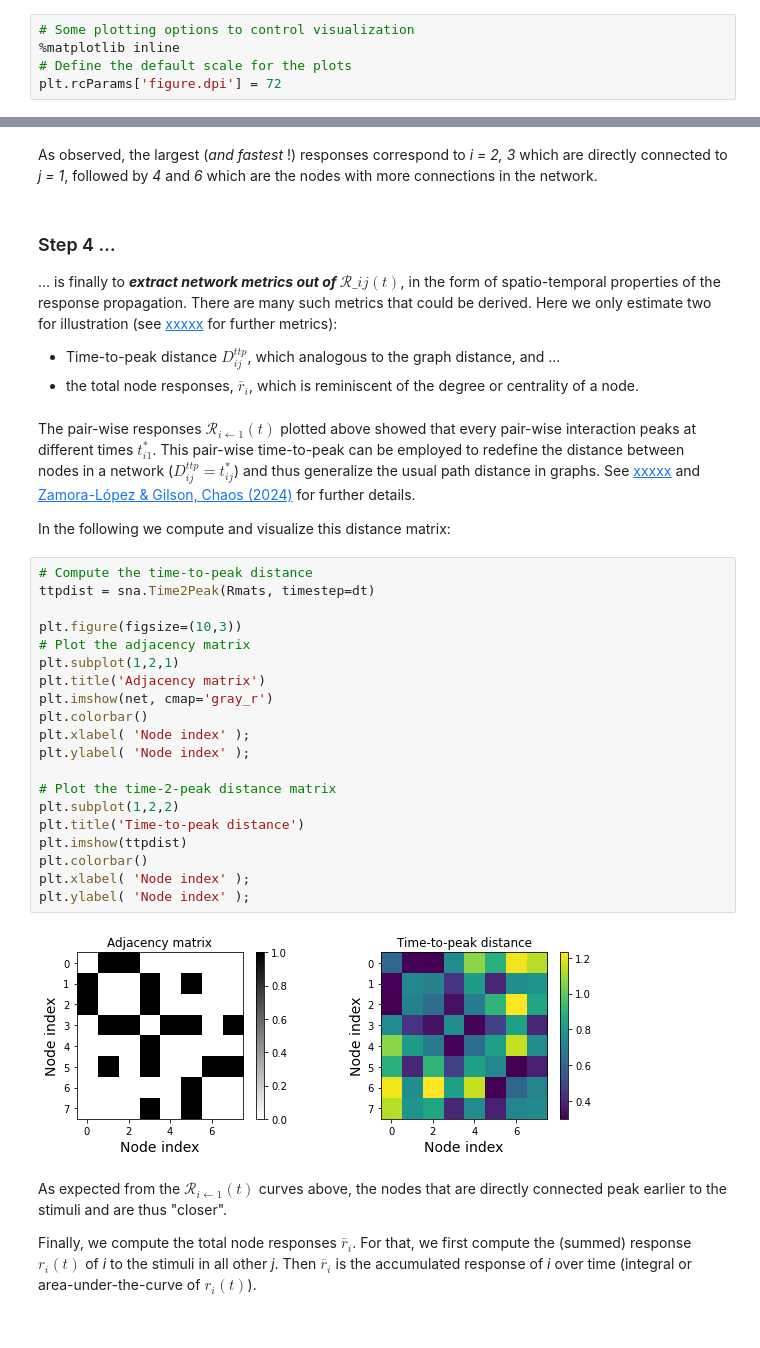
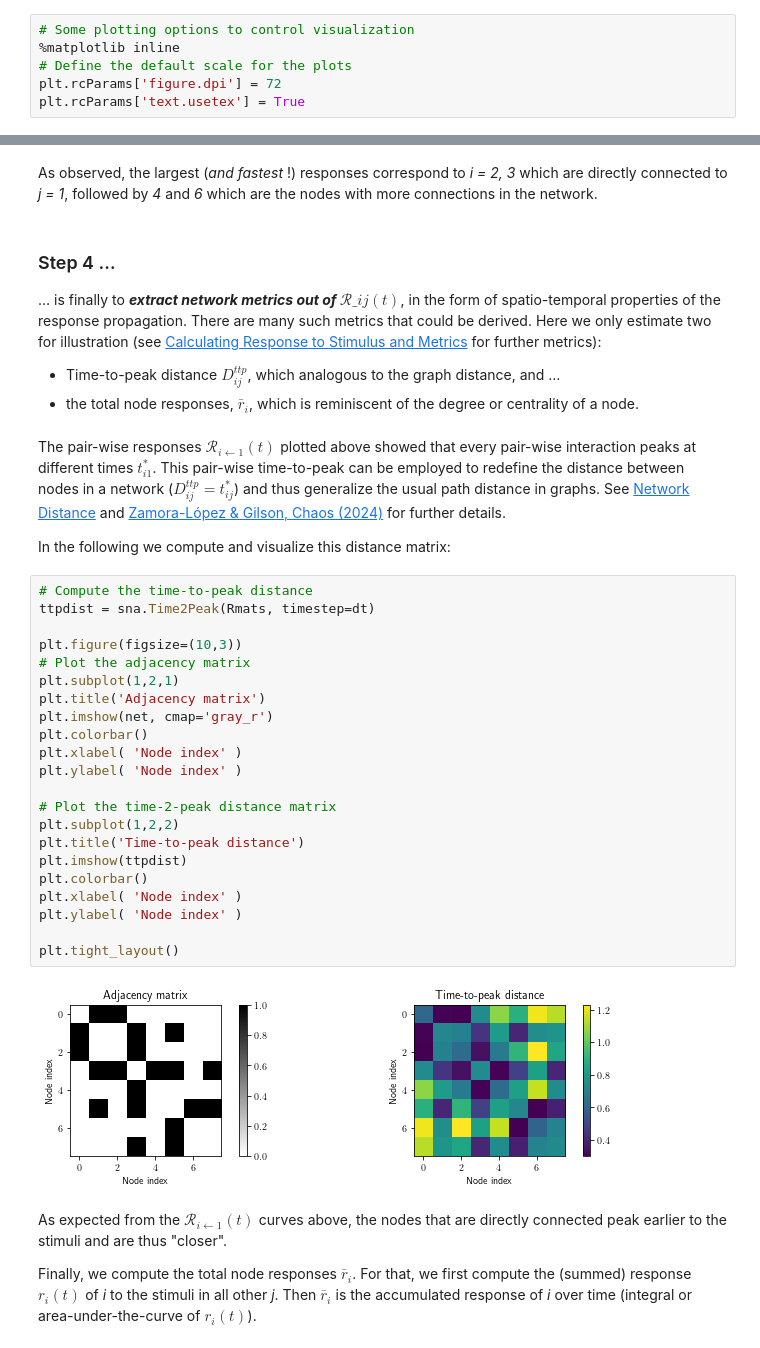
Before and after one commit to mb-BCA/SiReNetA_Tutorials, a Jupyter notebook: Tutorial_Notebooks/1_GettingStarted.ipynb, the cells around one changed output, grey strips where cells are left out. Cells and saved outputs as stored; diff of their text form.

```diff
--- a/Tutorial_Notebooks/1_GettingStarted.ipynb
+++ b/Tutorial_Notebooks/1_GettingStarted.ipynb
@@ -130,6 +186,7 @@ import numpy as np
 %matplotlib inline
 # Define the default scale for the plots
 plt.rcParams['figure.dpi'] = 72
+plt.rcParams['text.usetex'] = True
 # %% [markdown]
 We consider the network determined by the following binary matrix.
 # %%
@@ -235,37 +292,39 @@ As observed, the largest (*and fastest* !) responses correspond to *i = 2, 3* wh
 # %% [markdown]
 ### Step 4 …
 
-… is finally to _**extract network metrics out of $\mathcal{R}\_{ij}(t)$**_, in the form of spatio-temporal properties of the response propagation. There are many such metrics that could be derived. Here we only estimate two for illustration (see [xxxxx](#) for further metrics):
+… is finally to _**extract network metrics out of $\mathcal{R}\_{ij}(t)$**_, in the form of spatio-temporal properties of the response propagation. There are many such metrics that could be derived. Here we only estimate two for illustration (see [Calculating Response to Stimulus and Metrics](2_Basics_StimRespMetrics.ipynb) for further metrics):
 
 
 - Time-to-peak distance $D^{ttp}_{ij}$, which analogous to the graph distance, and …
 - the total node responses, $\bar{r}_i$, which is reminiscent of the degree or centrality of a node.
 # %% [markdown]
-The pair-wise responses $\mathcal{R}_{i \gets 1}(t)$ plotted above showed that every pair-wise interaction peaks at different times $t^*_{i1}$. This pair-wise time-to-peak can be employed to redefine the distance between nodes in a network ($D^{ttp}_{ij} = t^*_{ij}$) and thus  generalize the usual path distance in graphs. See [xxxxx](#) and [Zamora-López & Gilson, Chaos (2024)](https://doi.org/10.1063/5.0202241) for further details.
+The pair-wise responses $\mathcal{R}_{i \gets 1}(t)$ plotted above showed that every pair-wise interaction peaks at different times $t^*_{i1}$. This pair-wise time-to-peak can be employed to redefine the distance between nodes in a network ($D^{ttp}_{ij} = t^*_{ij}$) and thus  generalize the usual path distance in graphs. See [Network Distance](5_UseCase_NetDist.ipynb) and [Zamora-López & Gilson, Chaos (2024)](https://doi.org/10.1063/5.0202241) for further details.
 
 In the following we compute and visualize this distance matrix:
 # %%
 # Compute the time-to-peak distance
 ttpdist = sna.Time2Peak(Rmats, timestep=dt)
 
 plt.figure(figsize=(10,3))
 # Plot the adjacency matrix
 plt.subplot(1,2,1)
 plt.title('Adjacency matrix')
 plt.imshow(net, cmap='gray_r')
 plt.colorbar()
-plt.xlabel( 'Node index' );
-plt.ylabel( 'Node index' );
+plt.xlabel( 'Node index' )
+plt.ylabel( 'Node index' )
 
 # Plot the time-2-peak distance matrix
 plt.subplot(1,2,2)
 plt.title('Time-to-peak distance')
 plt.imshow(ttpdist)
 plt.colorbar()
-plt.xlabel( 'Node index' );
-plt.ylabel( 'Node index' );
+plt.xlabel( 'Node index' )
+plt.ylabel( 'Node index' )
+
+plt.tight_layout()
 # %% [output]
-[figure, old version]
+[figure, new version]
 # %% [markdown]
 As expected from the $\mathcal{R}_{i \gets 1}(t)$ curves above, the nodes that are directly connected peak earlier to the stimuli and are thus "closer".
 
```
Also changed, not shown: parts of 18 cells of this notebook.
